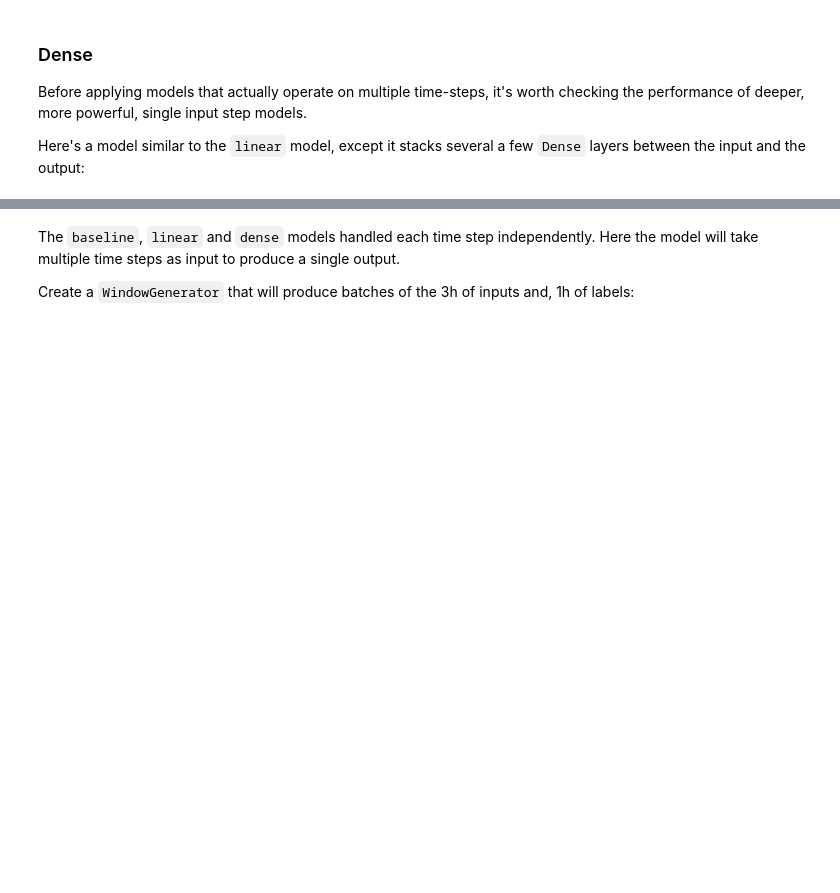
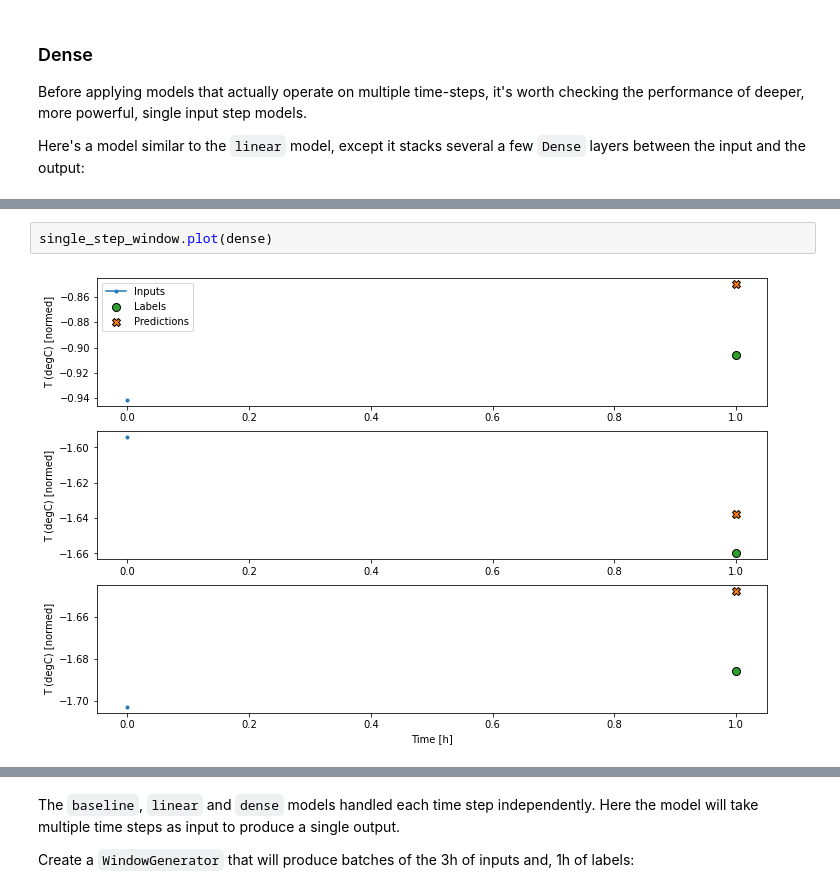
Before and after one commit to shubacca/time-series-tf-weather, a Jupyter notebook: site/en/tutorials/structured_data/time_series.ipynb, the cells around one changed output, grey strips where cells are left out. Drawn from its saved outputs; the diff is of its cells as text; blank space fills up the shorter version.

```diff
--- a/site/en/tutorials/structured_data/time_series.ipynb
+++ b/site/en/tutorials/structured_data/time_series.ipynb
@@ -826,3 +850,7 @@ performance['Dense'] = dense.evaluate(single_step_window.test, verbose=0)
+# %%
+single_step_window.plot(dense)
+# %% [output]
+[figure, added]
 # %% [markdown]
 ### Multi-step dense
 
```
Also changed, not shown: parts of 59 cells of this notebook.
